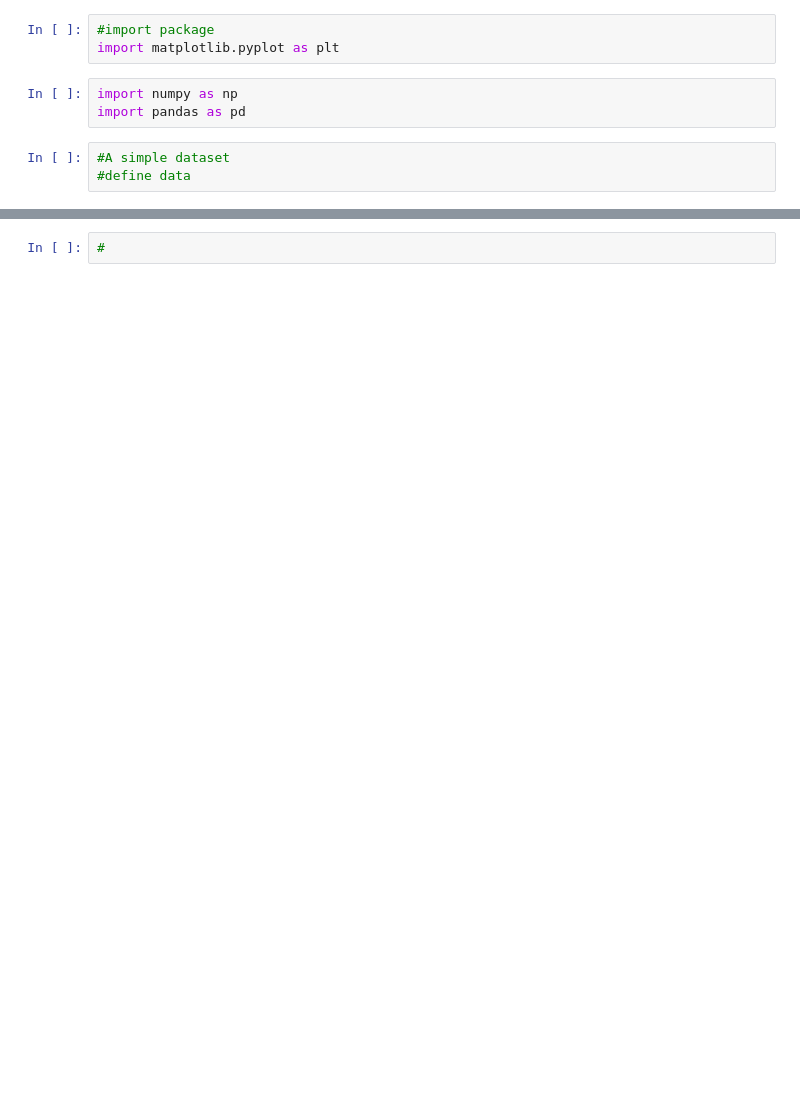
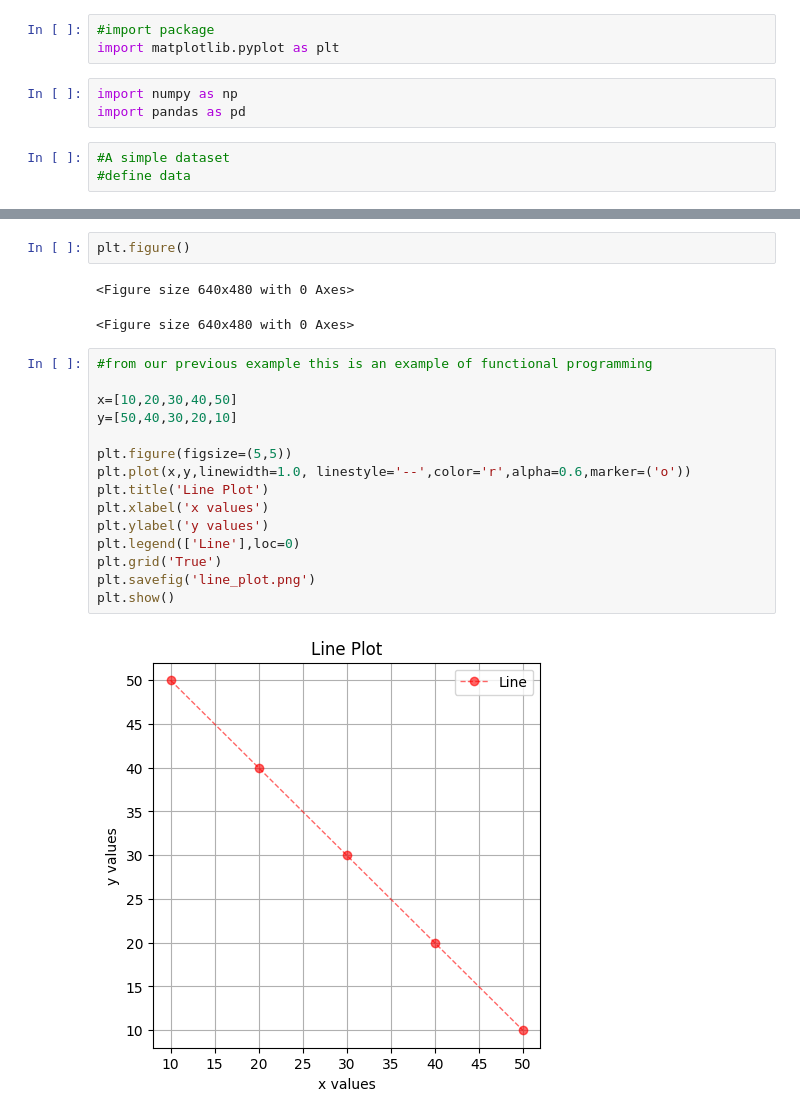
Before and after one commit to LangatMark/DataScience, a Jupyter notebook: trial/data visualization with Matplotlib, seaborn.ipynb, the cells around one changed output, grey strips where cells are left out. Drawn from its saved outputs; the diff is of its cells as text; blank space fills up the shorter version.

```diff
--- a/trial/data visualization with Matplotlib, seaborn.ipynb
+++ b/trial/data visualization with Matplotlib, seaborn.ipynb
@@ -75,2 +84,22 @@ plt.show()
 # %%
-#
+plt.figure()
+# %% [output]
+<Figure size 640x480 with 0 Axes>
+<Figure size 640x480 with 0 Axes>
+# %%
+#from our previous example this is an example of functional programming
+
+x=[10,20,30,40,50]
+y=[50,40,30,20,10]
+
+plt.figure(figsize=(5,5))
+plt.plot(x,y,linewidth=1.0, linestyle='--',color='r',alpha=0.6,marker=('o'))
+plt.title('Line Plot')
+plt.xlabel('x values')
+plt.ylabel('y values')
+plt.legend(['Line'],loc=0)
+plt.grid('True')
+plt.savefig('line_plot.png')
+plt.show()
+# %% [output]
+[figure, added]
```
Also changed, not shown: parts of 11 cells of this notebook, 1 other file.
